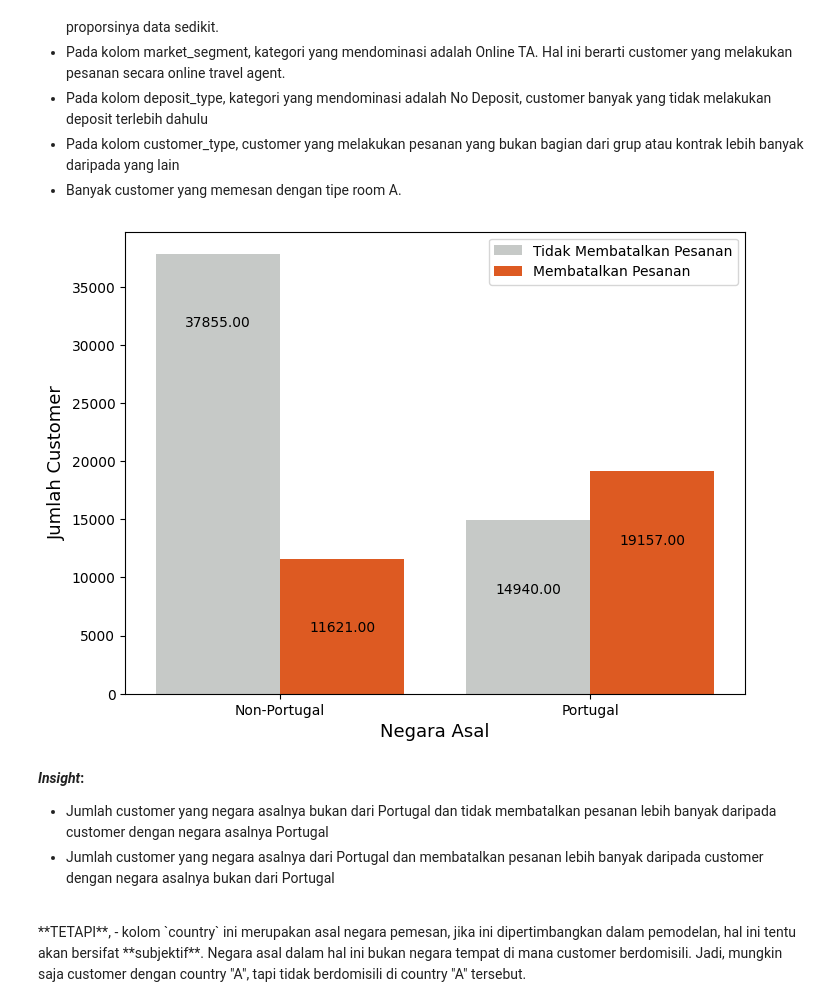
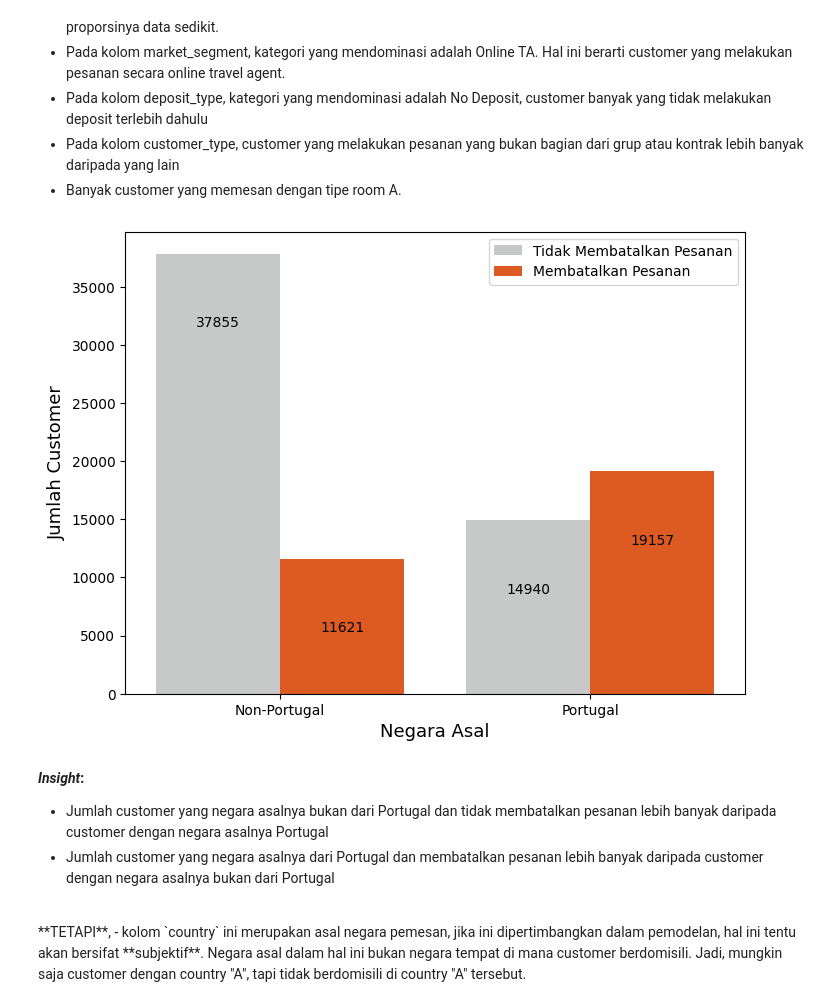
Before and after one commit to fnkhairudin/Hotel-Booking-Demand, a Jupyter notebook: notebooks/1.0-fnk-hotel-classification.ipynb, the cells around one changed output. Cells and saved outputs as stored; diff of their text form; code cells hidden in the pictures.

```diff
--- a/notebooks/1.0-fnk-hotel-classification.ipynb
+++ b/notebooks/1.0-fnk-hotel-classification.ipynb
@@ -241,35 +262,35 @@ plt.figure(figsize=(8,6))
 
 
 # sns.countplot(df_categ, x='country');
 
 country_plot = sns.countplot(
     data=df_categ,
     x="country",
     hue='is_canceled',
     palette=['#C5C9C7', '#fc4e03']
 )
 
 # annotation
 for bar in country_plot.patches:
     country_plot.annotate(
-        format(bar.get_height(), '.2f'), (bar.get_x() + bar.get_width() / 2, bar.get_height() + 2),
+        format(bar.get_height(), '.0f'), (bar.get_x() + bar.get_width() / 2, bar.get_height() + 2),
         ha='center',
         va='center',
         size=10,
         xytext=(0, -50),
         textcoords='offset points')
 
 # x dan y label
 plt.xlabel("Negara Asal", loc='center', size=13)
 plt.ylabel("Jumlah Customer", loc='center', size=13)
 
 # legend
 country_plot.legend(['Tidak Membatalkan Pesanan', 'Membatalkan Pesanan'], loc='upper right')
 
 # show
 plt.show()
 # %% [output]
-[figure, old version]
+[figure, new version]
 # %% [markdown]
 **_Insight_:**
 - Jumlah customer yang negara asalnya bukan dari Portugal dan tidak membatalkan pesanan lebih banyak daripada customer dengan negara asalnya Portugal
```
Also changed, not shown: parts of 21 cells of this notebook.
